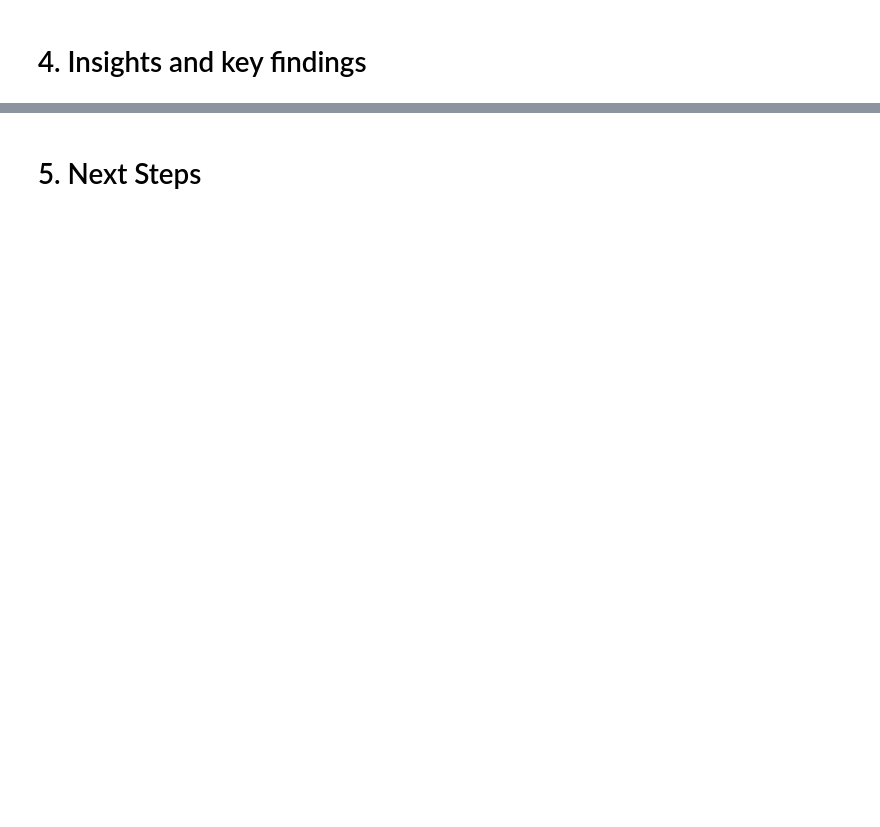
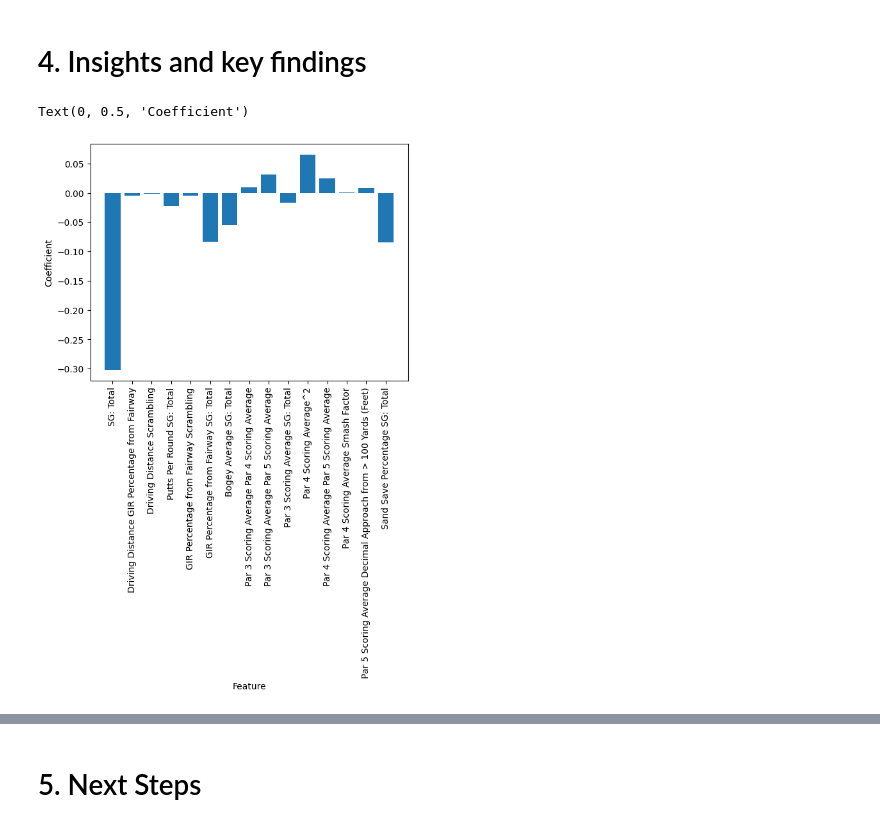
Before and after one commit to sslaquerre07/IBM_Machine_Learning, a Jupyter notebook: course2/honors_project/Final_Project_Template.ipynb, the cells around one changed output, grey strips where cells are left out. Drawn from its saved outputs; the diff is of its cells as text; code cells hidden in the pictures; blank space fills up the shorter version.

```diff
--- a/course2/honors_project/Final_Project_Template.ipynb
+++ b/course2/honors_project/Final_Project_Template.ipynb
@@ -110,7 +119,7 @@ data['Decimal Proximity to Hole (Feet)'] = data['Proximity to Hole'].apply(feet_
 data.drop(columns=['Eagles (Holes per)', 'FedexCup Regular Season Points', 'Official Money',
                    'Total Birdies', 'Total Eagles', 'Top 10 Finishes', 'Country', 'College',
                    'PLAYER NAME', 'Approaches from > 100 yards', 'Average Distance of Putts made',
-                   'Proximity to Hole', 'Player Name'], inplace=True)
+                   'Proximity to Hole', 'Player Name', 'Year'], inplace=True)
 
 #Finally, removing any rows with null values, as there are many rows that are have little to no data
 data = data.dropna()
@@ -244,2 +294,20 @@ Enet Values:
 # %% [markdown]
 # 4. Insights and key findings
+# %%
+#Creation of the ideal model
+pipe = Pipeline([('poly_feat', PolynomialFeatures(degree=2)), ('ss', StandardScaler()), ('la', Lasso(alpha=0.01))])
+pipe = pipe.fit(X, y) #Fitted on the whole dataset with the assumption that we will collect differet data for testing
+
+#Filtering out features that are zeroed out:
+coefficients = pipe.named_steps['la'].coef_
+non_zero_indicies = np.nonzero(coefficients)[0]
+non_zero_features = pipe.named_steps['poly_feat'].get_feature_names_out()[non_zero_indicies]
+non_zero_coefficients = coefficients[non_zero_indicies]
+
+plt.bar(non_zero_features, non_zero_coefficients)
+plt.xticks(rotation=90)
+plt.xlabel("Feature")
+plt.ylabel("Coefficient")
+# %% [output]
+Text(0, 0.5, 'Coefficient')
+[figure, added]
```
Also changed, not shown: parts of 12 cells of this notebook.
